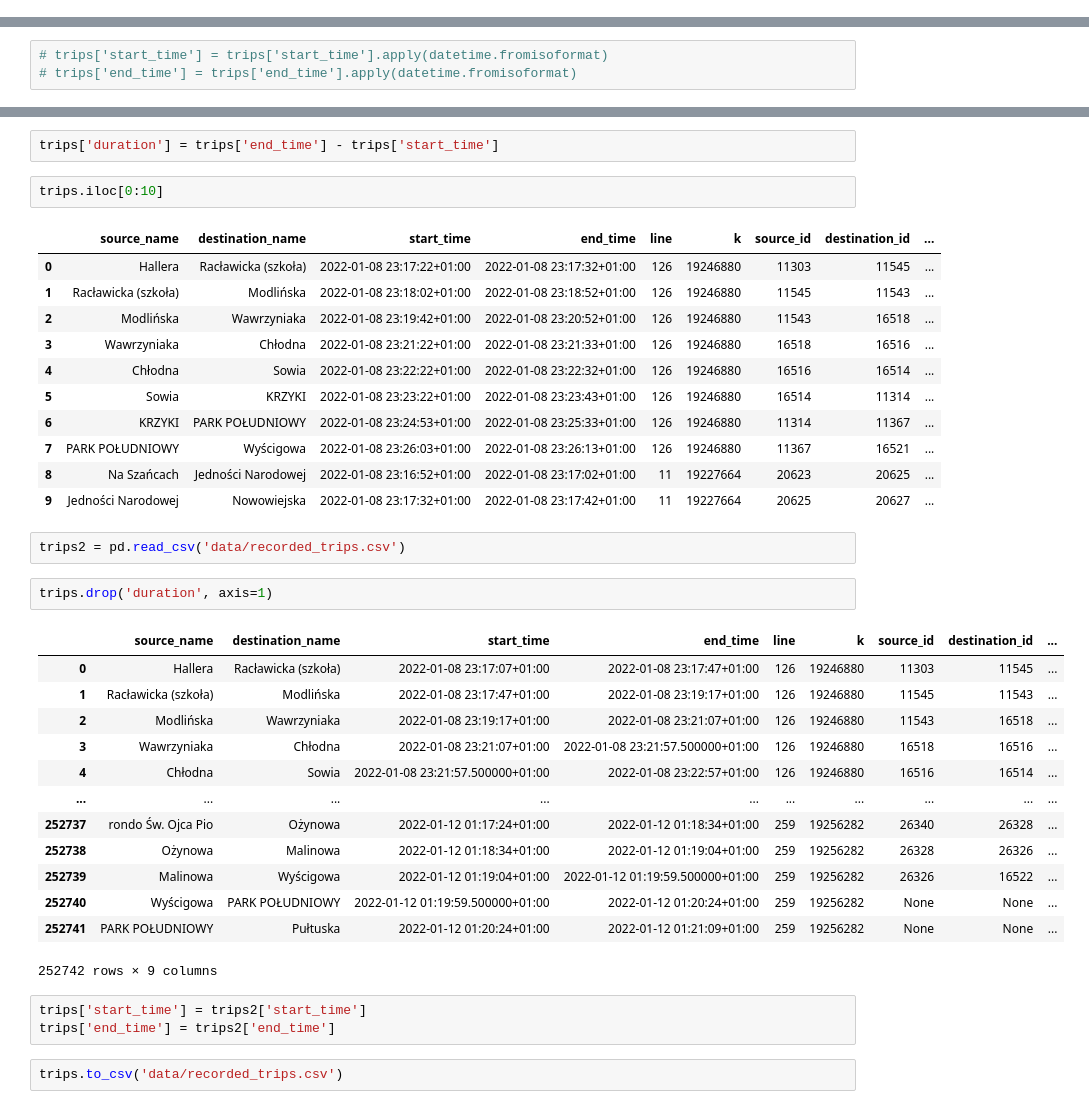
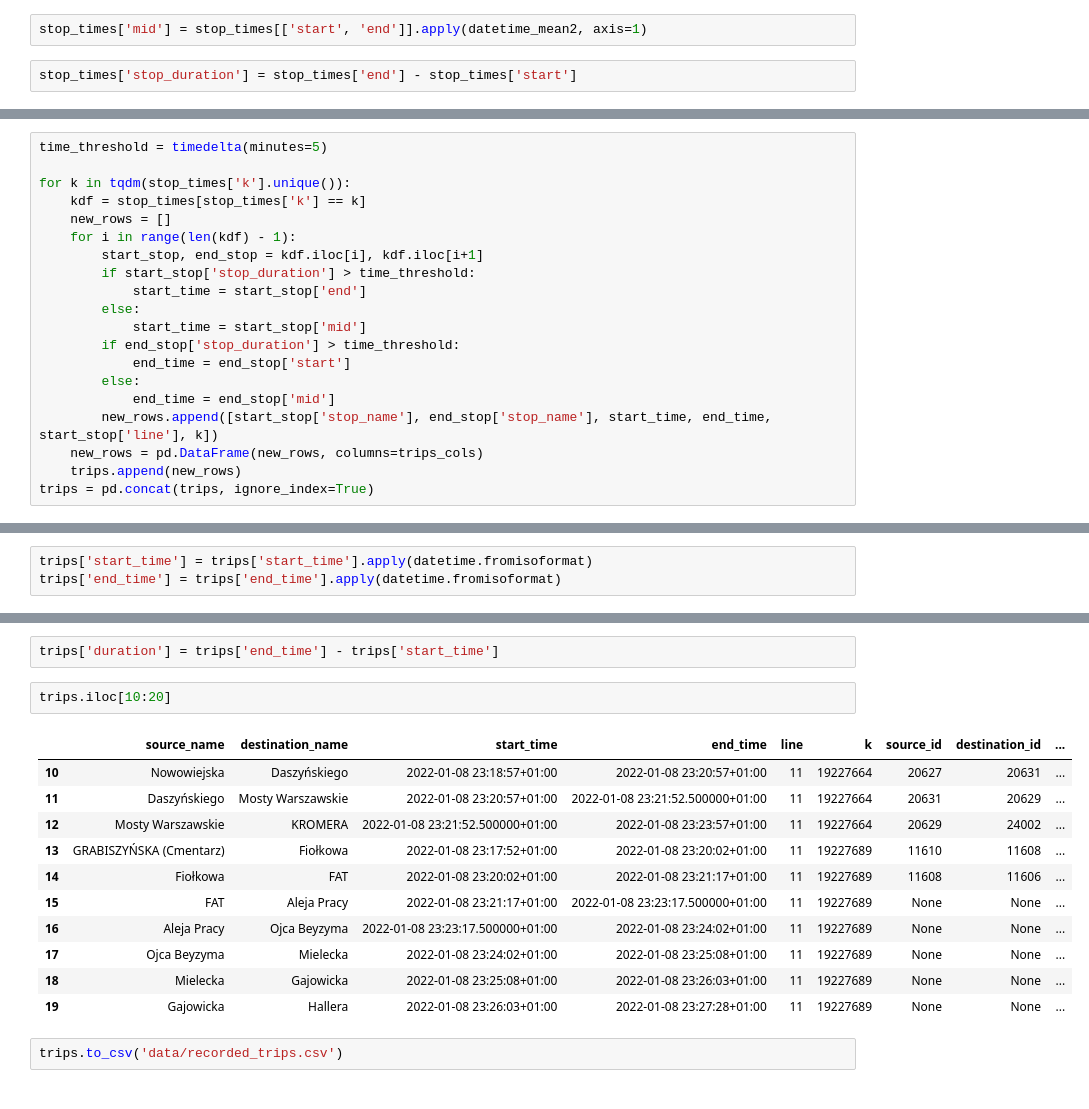
Before and after one commit to ProtossLuigi/komunikacja-miejska-projekt, a Jupyter notebook: tracking_test.ipynb, the cells around one changed output, grey strips where cells are left out. Drawn from its saved outputs; the diff is of its cells as text.

Commit message:
updated trip times

```diff
--- a/tracking_test.ipynb
+++ b/tracking_test.ipynb
@@ -64,0 +96,4 @@ trips = []
+# %%
+stop_times['mid'] = stop_times[['start', 'end']].apply(datetime_mean2, axis=1)
+# %%
+stop_times['stop_duration'] = stop_times['end'] - stop_times['start']
@@ -94,3 +128,23 @@ trips
+# %%
+time_threshold = timedelta(minutes=5)
+
+for k in tqdm(stop_times['k'].unique()):
+    kdf = stop_times[stop_times['k'] == k]
+    new_rows = []
+    for i in range(len(kdf) - 1):
+        start_stop, end_stop = kdf.iloc[i], kdf.iloc[i+1]
+        if start_stop['stop_duration'] > time_threshold:
+            start_time = start_stop['end']
+        else:
+            start_time = start_stop['mid']
+        if end_stop['stop_duration'] > time_threshold:
+            end_time = end_stop['start']
+        else:
+            end_time = end_stop['mid']
+        new_rows.append([start_stop['stop_name'], end_stop['stop_name'], start_time, end_time, start_stop['line'], k])
+    new_rows = pd.DataFrame(new_rows, columns=trips_cols)
+    trips.append(new_rows)
+trips = pd.concat(trips, ignore_index=True)
 # %%
 # trips.to_csv('data/recorded_trips.csv')
 # %%
@@ -142,5 +196,5 @@ trips['destination_id'] = pd.Series(destination_ids)
 # %%
 trips['likely_incorrect'] = trips['source_id'].isna()
 # %%
-# trips['start_time'] = trips['start_time'].apply(datetime.fromisoformat)
-# trips['end_time'] = trips['end_time'].apply(datetime.fromisoformat)
+trips['start_time'] = trips['start_time'].apply(datetime.fromisoformat)
+trips['end_time'] = trips['end_time'].apply(datetime.fromisoformat)
@@ -167,39 +223,18 @@ for k in tqdm(trips['k'].values):
 # %%
 trips['duration'] = trips['end_time'] - trips['start_time']
 # %%
-trips.iloc[0:10]
+trips.iloc[10:20]
 # %% [output]
 |  | source_name | destination_name | start_time | end_time | line | k | source_id | destination_id | ... |
-| 0 | Hallera | Racławicka (szkoła) | 2022-01-08 23:17:22+01:00 | 2022-01-08 23:17:32+01:00 | 126 | 19246880 | 11303 | 11545 | ... |
-| 1 | Racławicka (szkoła) | Modlińska | 2022-01-08 23:18:02+01:00 | 2022-01-08 23:18:52+01:00 | 126 | 19246880 | 11545 | 11543 | ... |
-| 2 | Modlińska | Wawrzyniaka | 2022-01-08 23:19:42+01:00 | 2022-01-08 23:20:52+01:00 | 126 | 19246880 | 11543 | 16518 | ... |
-| 3 | Wawrzyniaka | Chłodna | 2022-01-08 23:21:22+01:00 | 2022-01-08 23:21:33+01:00 | 126 | 19246880 | 16518 | 16516 | ... |
-| 4 | Chłodna | Sowia | 2022-01-08 23:22:22+01:00 | 2022-01-08 23:22:32+01:00 | 126 | 19246880 | 16516 | 16514 | ... |
-| 5 | Sowia | KRZYKI | 2022-01-08 23:23:22+01:00 | 2022-01-08 23:23:43+01:00 | 126 | 19246880 | 16514 | 11314 | ... |
-| 6 | KRZYKI | PARK POŁUDNIOWY | 2022-01-08 23:24:53+01:00 | 2022-01-08 23:25:33+01:00 | 126 | 19246880 | 11314 | 11367 | ... |
-| 7 | PARK POŁUDNIOWY | Wyścigowa | 2022-01-08 23:26:03+01:00 | 2022-01-08 23:26:13+01:00 | 126 | 19246880 | 11367 | 16521 | ... |
-| 8 | Na Szańcach | Jedności Narodowej | 2022-01-08 23:16:52+01:00 | 2022-01-08 23:17:02+01:00 | 11 | 19227664 | 20623 | 20625 | ... |
-| 9 | Jedności Narodowej | Nowowiejska | 2022-01-08 23:17:32+01:00 | 2022-01-08 23:17:42+01:00 | 11 | 19227664 | 20625 | 20627 | ... |
+| 10 | Nowowiejska | Daszyńskiego | 2022-01-08 23:18:57+01:00 | 2022-01-08 23:20:57+01:00 | 11 | 19227664 | 20627 | 20631 | ... |
+| 11 | Daszyńskiego | Mosty Warszawskie | 2022-01-08 23:20:57+01:00 | 2022-01-08 23:21:52.500000+01:00 | 11 | 19227664 | 20631 | 20629 | ... |
+| 12 | Mosty Warszawskie | KROMERA | 2022-01-08 23:21:52.500000+01:00 | 2022-01-08 23:23:57+01:00 | 11 | 19227664 | 20629 | 24002 | ... |
+| 13 | GRABISZYŃSKA (Cmentarz) | Fiołkowa | 2022-01-08 23:17:52+01:00 | 2022-01-08 23:20:02+01:00 | 11 | 19227689 | 11610 | 11608 | ... |
+| 14 | Fiołkowa | FAT | 2022-01-08 23:20:02+01:00 | 2022-01-08 23:21:17+01:00 | 11 | 19227689 | 11608 | 11606 | ... |
+| 15 | FAT | Aleja Pracy | 2022-01-08 23:21:17+01:00 | 2022-01-08 23:23:17.500000+01:00 | 11 | 19227689 | None | None | ... |
+| 16 | Aleja Pracy | Ojca Beyzyma | 2022-01-08 23:23:17.500000+01:00 | 2022-01-08 23:24:02+01:00 | 11 | 19227689 | None | None | ... |
+| 17 | Ojca Beyzyma | Mielecka | 2022-01-08 23:24:02+01:00 | 2022-01-08 23:25:08+01:00 | 11 | 19227689 | None | None | ... |
+| 18 | Mielecka | Gajowicka | 2022-01-08 23:25:08+01:00 | 2022-01-08 23:26:03+01:00 | 11 | 19227689 | None | None | ... |
+| 19 | Gajowicka | Hallera | 2022-01-08 23:26:03+01:00 | 2022-01-08 23:27:28+01:00 | 11 | 19227689 | None | None | ... |
-# %%
-trips2 = pd.read_csv('data/recorded_trips.csv')
-# %%
-trips.drop('duration', axis=1)
-# %% [output]
-|  | source_name | destination_name | start_time | end_time | line | k | source_id | destination_id | ... |
-| 0 | Hallera | Racławicka (szkoła) | 2022-01-08 23:17:07+01:00 | 2022-01-08 23:17:47+01:00 | 126 | 19246880 | 11303 | 11545 | ... |
-| 1 | Racławicka (szkoła) | Modlińska | 2022-01-08 23:17:47+01:00 | 2022-01-08 23:19:17+01:00 | 126 | 19246880 | 11545 | 11543 | ... |
-| 2 | Modlińska | Wawrzyniaka | 2022-01-08 23:19:17+01:00 | 2022-01-08 23:21:07+01:00 | 126 | 19246880 | 11543 | 16518 | ... |
-| 3 | Wawrzyniaka | Chłodna | 2022-01-08 23:21:07+01:00 | 2022-01-08 23:21:57.500000+01:00 | 126 | 19246880 | 16518 | 16516 | ... |
-| 4 | Chłodna | Sowia | 2022-01-08 23:21:57.500000+01:00 | 2022-01-08 23:22:57+01:00 | 126 | 19246880 | 16516 | 16514 | ... |
-| ... | ... | ... | ... | ... | ... | ... | ... | ... | ... |
-| 252737 | rondo Św. Ojca Pio | Ożynowa | 2022-01-12 01:17:24+01:00 | 2022-01-12 01:18:34+01:00 | 259 | 19256282 | 26340 | 26328 | ... |
-| 252738 | Ożynowa | Malinowa | 2022-01-12 01:18:34+01:00 | 2022-01-12 01:19:04+01:00 | 259 | 19256282 | 26328 | 26326 | ... |
-| 252739 | Malinowa | Wyścigowa | 2022-01-12 01:19:04+01:00 | 2022-01-12 01:19:59.500000+01:00 | 259 | 19256282 | 26326 | 16522 | ... |
-| 252740 | Wyścigowa | PARK POŁUDNIOWY | 2022-01-12 01:19:59.500000+01:00 | 2022-01-12 01:20:24+01:00 | 259 | 19256282 | None | None | ... |
-| 252741 | PARK POŁUDNIOWY | Pułtuska | 2022-01-12 01:20:24+01:00 | 2022-01-12 01:21:09+01:00 | 259 | 19256282 | None | None | ... |
-252742 rows × 9 columns
-# %%
-trips['start_time'] = trips2['start_time']
-trips['end_time'] = trips2['end_time']
 # %%
 trips.to_csv('data/recorded_trips.csv')
```
Also changed, not shown: parts of 10 cells of this notebook, 1 other file.
